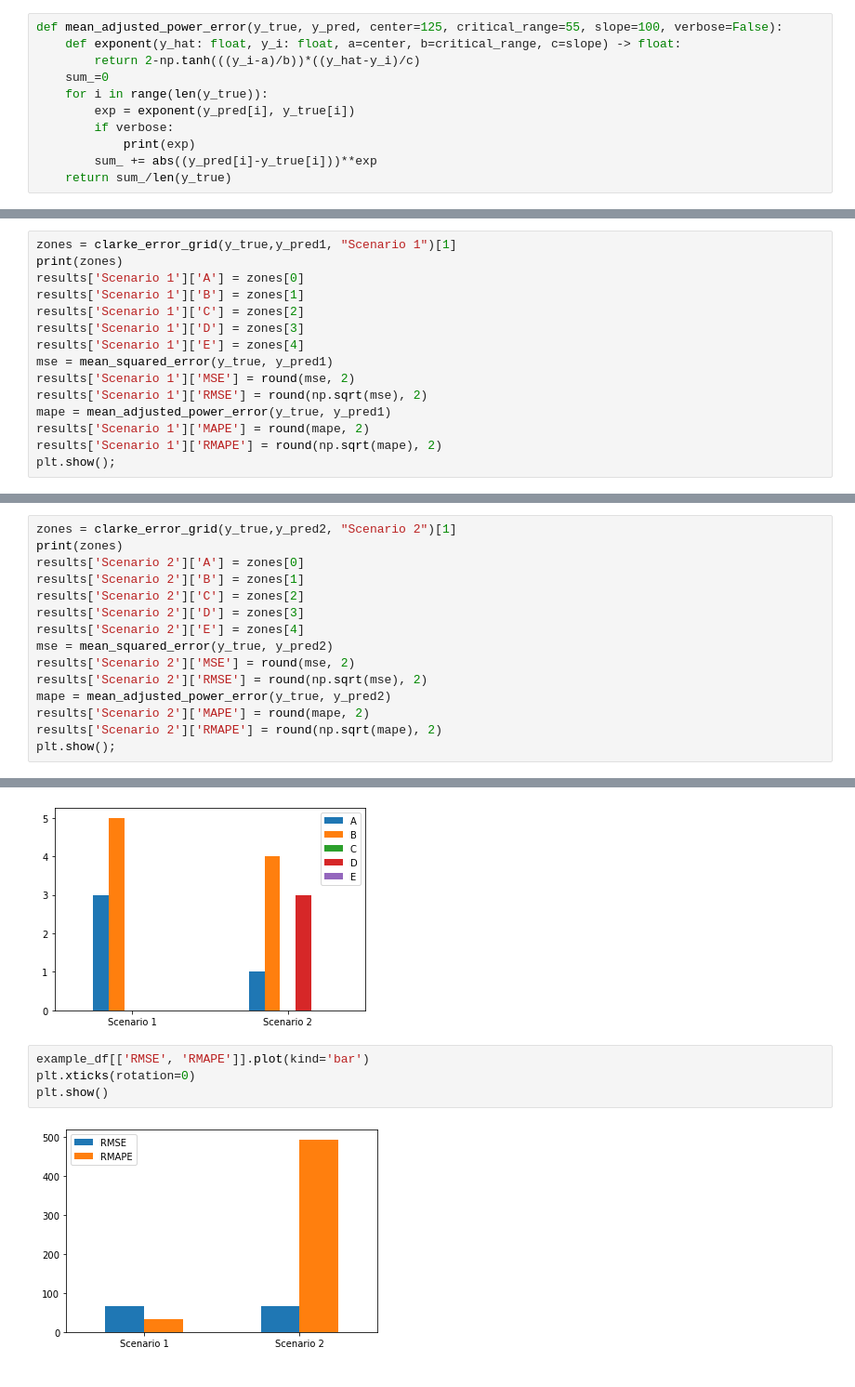
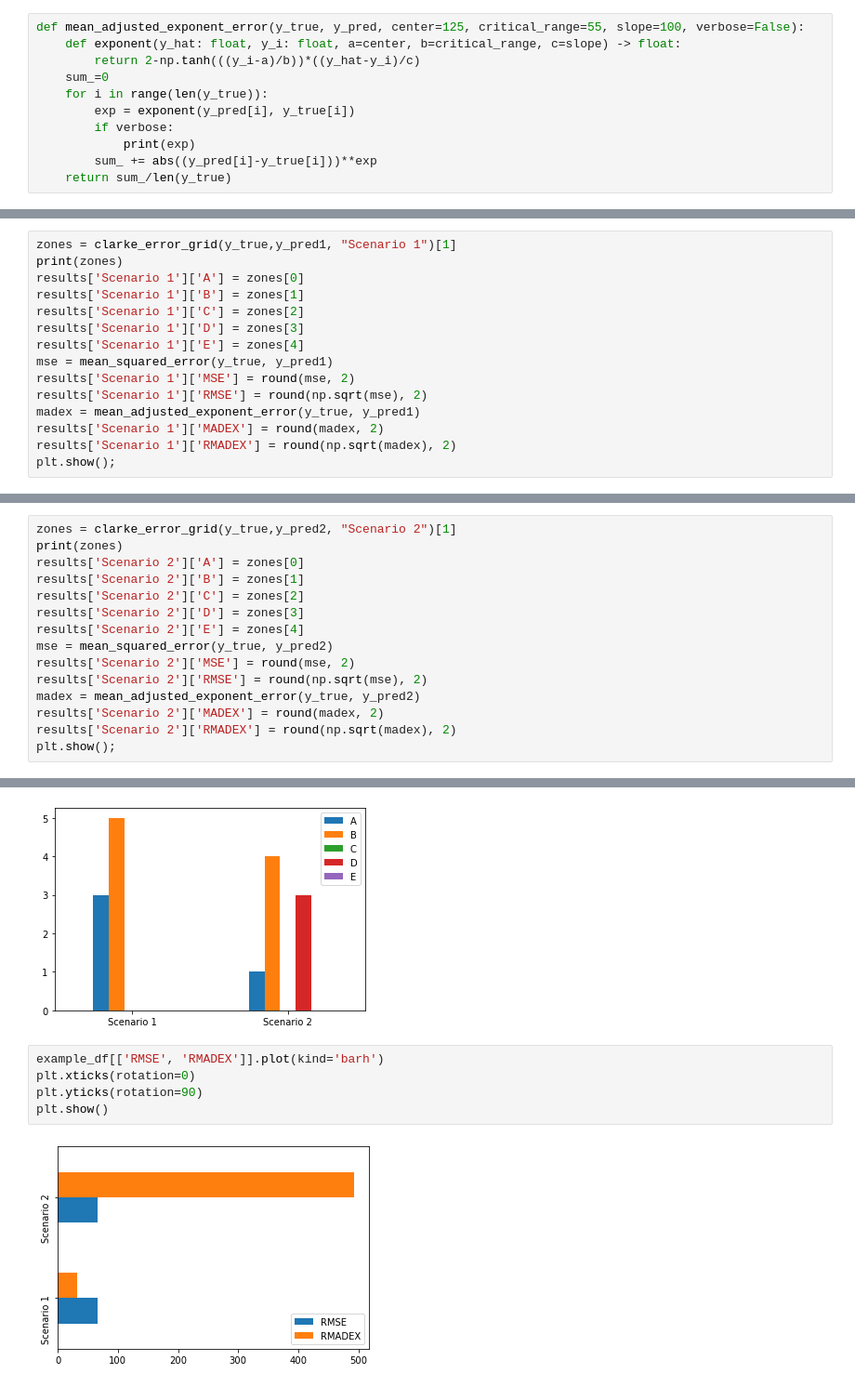
Before and after one commit to spitoglou/madex, a Jupyter notebook: notebooks/experiments.ipynb, the cells around one changed output, grey strips where cells are left out. Shown at 93% size. Drawn from its saved outputs; the diff is of its cells as text.

```diff
--- a/notebooks/experiments.ipynb
+++ b/notebooks/experiments.ipynb
@@ -12,7 +12,7 @@ $exp = 2 - tanh(\frac{y_i-a}{b})\times(\frac{\hat{y}_i-y_i}{c})$
 
 $a: center, b:critical range, c:slope$
 # %%
-def mean_adjusted_power_error(y_true, y_pred, center=125, critical_range=55, slope=100, verbose=False):
+def mean_adjusted_exponent_error(y_true, y_pred, center=125, critical_range=55, slope=100, verbose=False):
     def exponent(y_hat: float, y_i: float, a=center, b=critical_range, c=slope) -> float:
         return 2-np.tanh(((y_i-a)/b))*((y_hat-y_i)/c)
     sum_=0
@@ -118,9 +118,9 @@ results['Scenario 1']['E'] = zones[4]
 mse = mean_squared_error(y_true, y_pred1)
 results['Scenario 1']['MSE'] = round(mse, 2)
 results['Scenario 1']['RMSE'] = round(np.sqrt(mse), 2)
-mape = mean_adjusted_power_error(y_true, y_pred1)
-results['Scenario 1']['MAPE'] = round(mape, 2)
-results['Scenario 1']['RMAPE'] = round(np.sqrt(mape), 2)
+madex = mean_adjusted_exponent_error(y_true, y_pred1)
+results['Scenario 1']['MADEX'] = round(madex, 2)
+results['Scenario 1']['RMADEX'] = round(np.sqrt(madex), 2)
 plt.show();
 # %% [output]
 [3, 5, 0, 0, 0]
@@ -136,9 +136,9 @@ results['Scenario 2']['E'] = zones[4]
 mse = mean_squared_error(y_true, y_pred2)
 results['Scenario 2']['MSE'] = round(mse, 2)
 results['Scenario 2']['RMSE'] = round(np.sqrt(mse), 2)
-mape = mean_adjusted_power_error(y_true, y_pred2)
-results['Scenario 2']['MAPE'] = round(mape, 2)
-results['Scenario 2']['RMAPE'] = round(np.sqrt(mape), 2)
+madex = mean_adjusted_exponent_error(y_true, y_pred2)
+results['Scenario 2']['MADEX'] = round(madex, 2)
+results['Scenario 2']['RMADEX'] = round(np.sqrt(madex), 2)
 plt.show();
 # %% [output]
 [1, 4, 0, 3, 0]
@@ -179,9 +179,10 @@ plt.show()
 # %% [output]
 [figure]
 # %%
-example_df[['RMSE', 'RMAPE']].plot(kind='bar')
+example_df[['RMSE', 'RMADEX']].plot(kind='barh')
 plt.xticks(rotation=0)
+plt.yticks(rotation=90)
 plt.show()
 # %% [output]
-[figure, old version]
+[figure, new version]
 # %%
```
Also changed, not shown: parts of 11 cells of this notebook.
